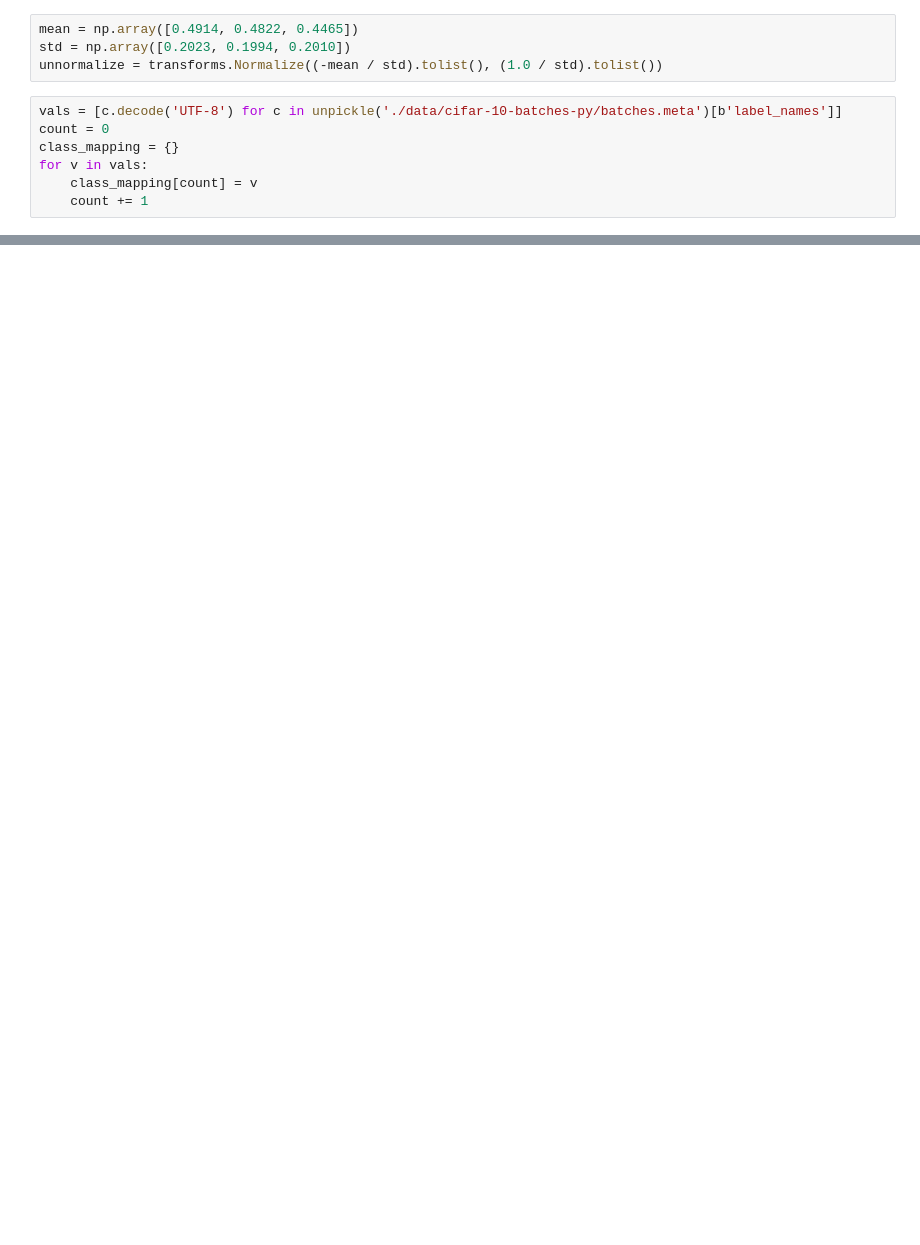
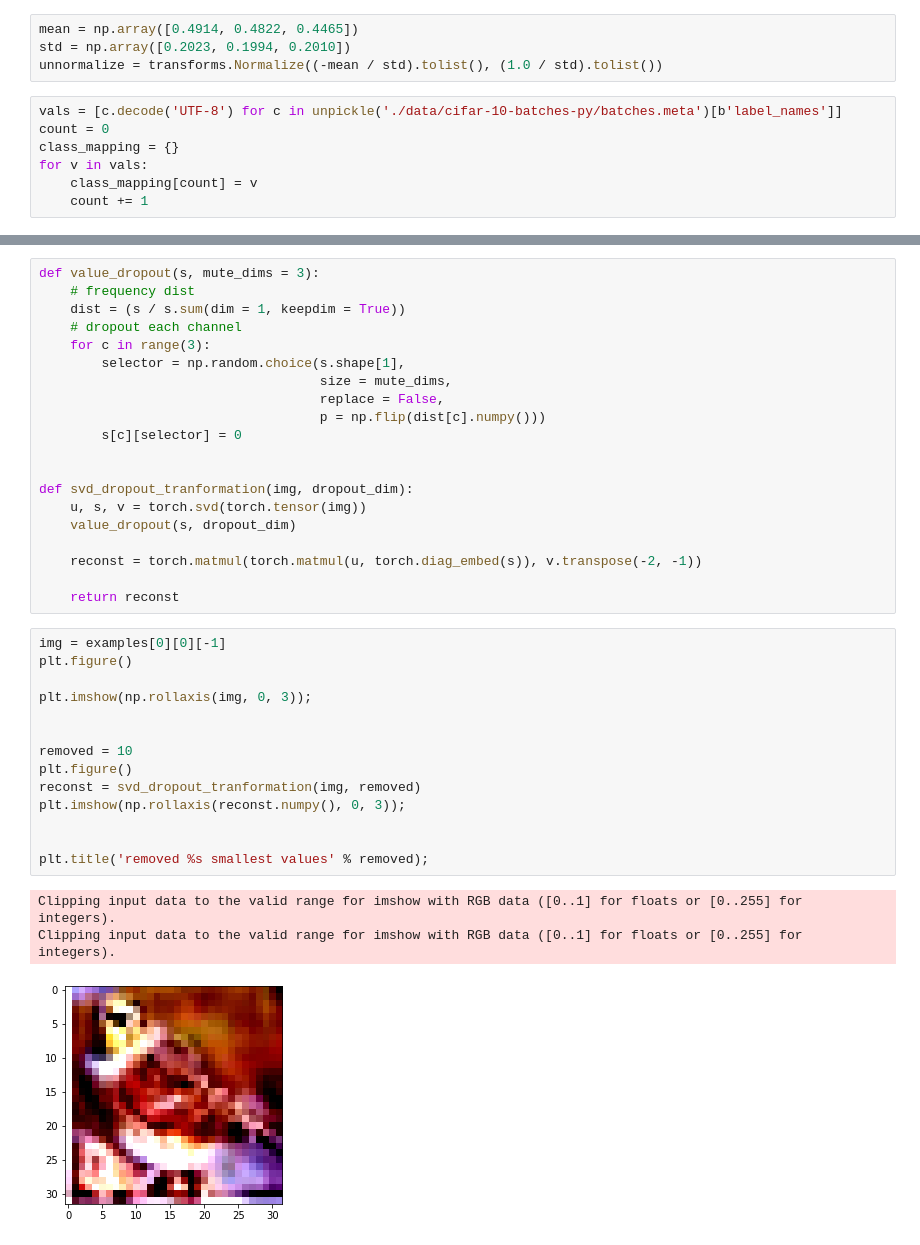
Before and after one commit to Couson/remote-gan, a Jupyter notebook: demo.ipynb, the cells around one changed output, grey strips where cells are left out. Cells and saved outputs as stored; diff of their text form; blank space fills up the shorter version.

```diff
--- a/demo.ipynb
+++ b/demo.ipynb
@@ -249,0 +304,38 @@ plt.show()
+# %%
+def value_dropout(s, mute_dims = 3):
+    # frequency dist
+    dist = (s / s.sum(dim = 1, keepdim = True))
+    # dropout each channel
+    for c in range(3):
+        selector = np.random.choice(s.shape[1],
+                                    size = mute_dims,
+                                    replace = False,
+                                    p = np.flip(dist[c].numpy()))
+        s[c][selector] = 0
+
+
+def svd_dropout_tranformation(img, dropout_dim):
+    u, s, v = torch.svd(torch.tensor(img))
+    value_dropout(s, dropout_dim)
+
+    reconst = torch.matmul(torch.matmul(u, torch.diag_embed(s)), v.transpose(-2, -1))
+
+    return reconst
+# %%
+img = examples[0][0][-1]
+plt.figure()
+
+plt.imshow(np.rollaxis(img, 0, 3));
+
+
+removed = 10
+plt.figure()
+reconst = svd_dropout_tranformation(img, removed)
+plt.imshow(np.rollaxis(reconst.numpy(), 0, 3));
+
+
+plt.title('removed %s smallest values' % removed);
+# %% [output]
+Clipping input data to the valid range for imshow with RGB data ([0..1] for floats or [0..255] for integers).
+Clipping input data to the valid range for imshow with RGB data ([0..1] for floats or [0..255] for integers).
+[figure, added]
```
Also changed, not shown: parts of 12 cells of this notebook.
